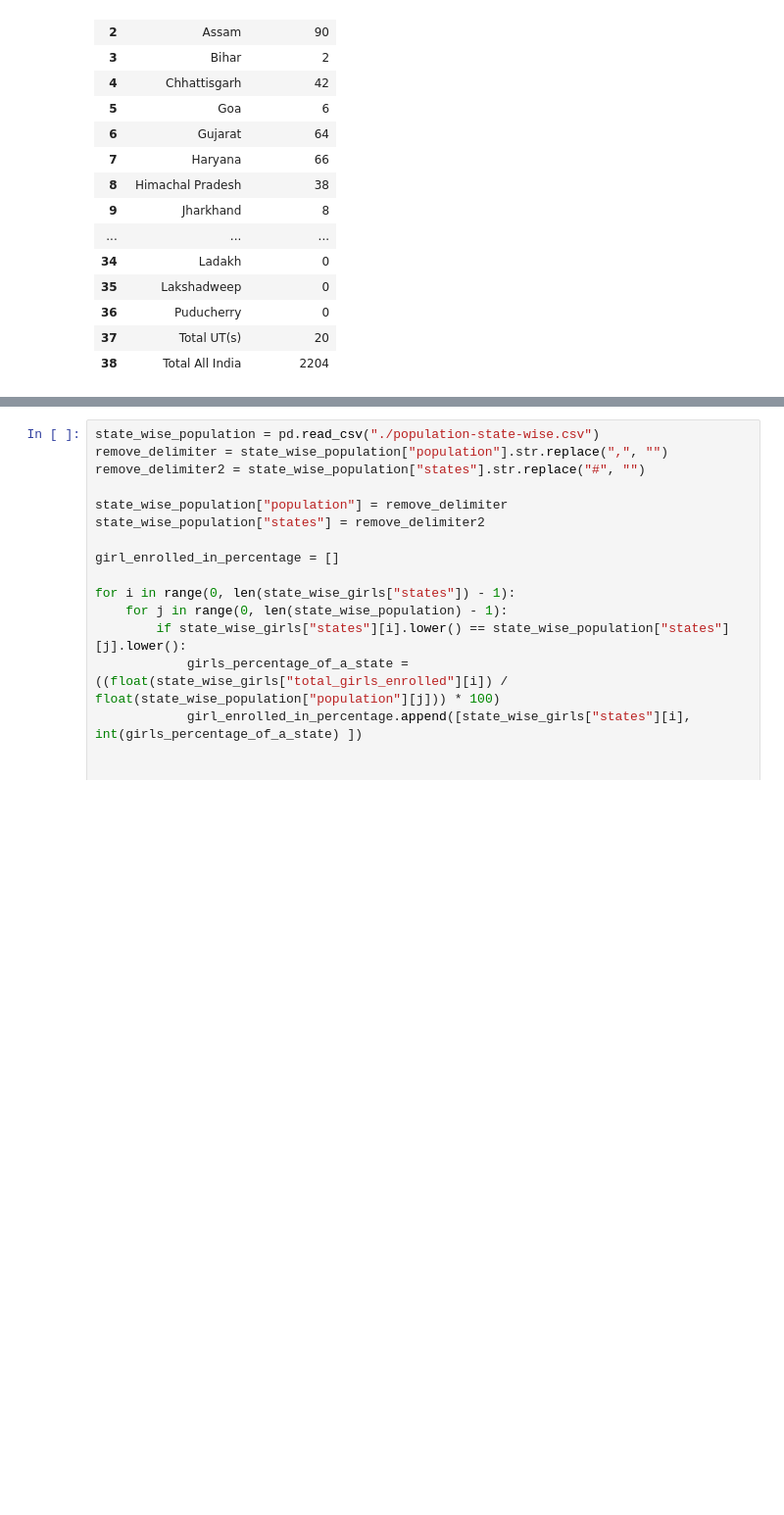
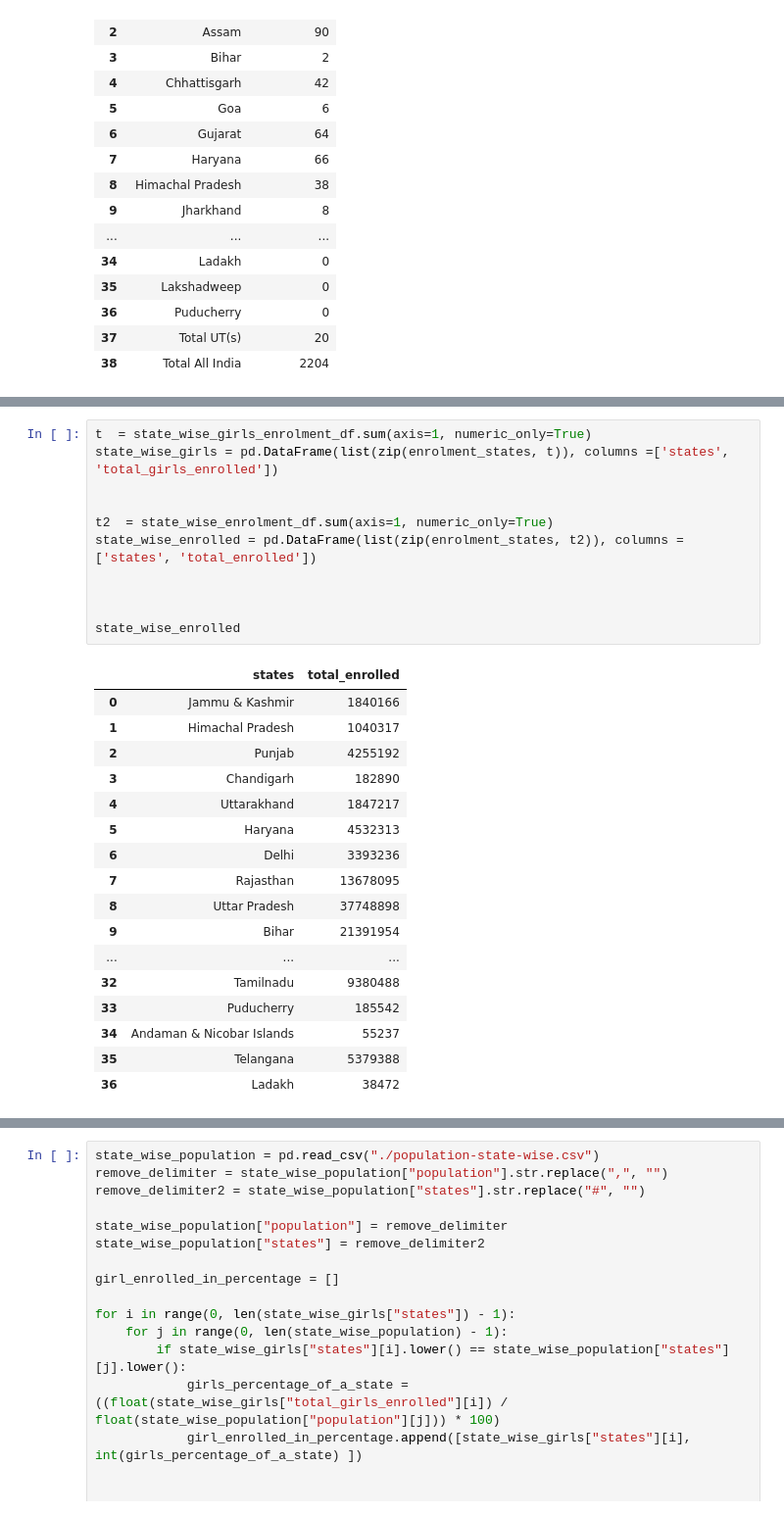
Before and after one commit to helloningshen/R-assignment, a Jupyter notebook: R.ipynb, the cells around one changed output, grey strips where cells are left out. Shown at 98% size. Saved outputs shown, nothing was run; the diff lists cells and outputs as text; blank space fills up the shorter version.

```diff
--- a/R.ipynb
+++ b/R.ipynb
@@ -162 +161,30 @@ state_wise_girls_enrolment_df.to_csv("state_wise_girls_enrolment.csv")
+# %%
+t  = state_wise_girls_enrolment_df.sum(axis=1, numeric_only=True)
+state_wise_girls = pd.DataFrame(list(zip(enrolment_states, t)), columns =['states', 'total_girls_enrolled'])
+
+
+t2  = state_wise_enrolment_df.sum(axis=1, numeric_only=True)
+state_wise_enrolled = pd.DataFrame(list(zip(enrolment_states, t2)), columns =['states', 'total_enrolled'])
+
+
+
+state_wise_enrolled
+# %% [output]
+|  | states | total_enrolled |
+| 0 | Jammu & Kashmir | 1840166 |
+| 1 | Himachal Pradesh | 1040317 |
+| 2 | Punjab | 4255192 |
+| 3 | Chandigarh | 182890 |
+| 4 | Uttarakhand | 1847217 |
+| 5 | Haryana | 4532313 |
+| 6 | Delhi | 3393236 |
+| 7 | Rajasthan | 13678095 |
+| 8 | Uttar Pradesh | 37748898 |
+| 9 | Bihar | 21391954 |
+| ... | ... | ... |
+| 32 | Tamilnadu | 9380488 |
+| 33 | Puducherry | 185542 |
+| 34 | Andaman & Nicobar Islands | 55237 |
+| 35 | Telangana | 5379388 |
+| 36 | Ladakh | 38472 |
 # %%
```
Also changed, not shown: parts of 14 cells of this notebook, 9 other files.
